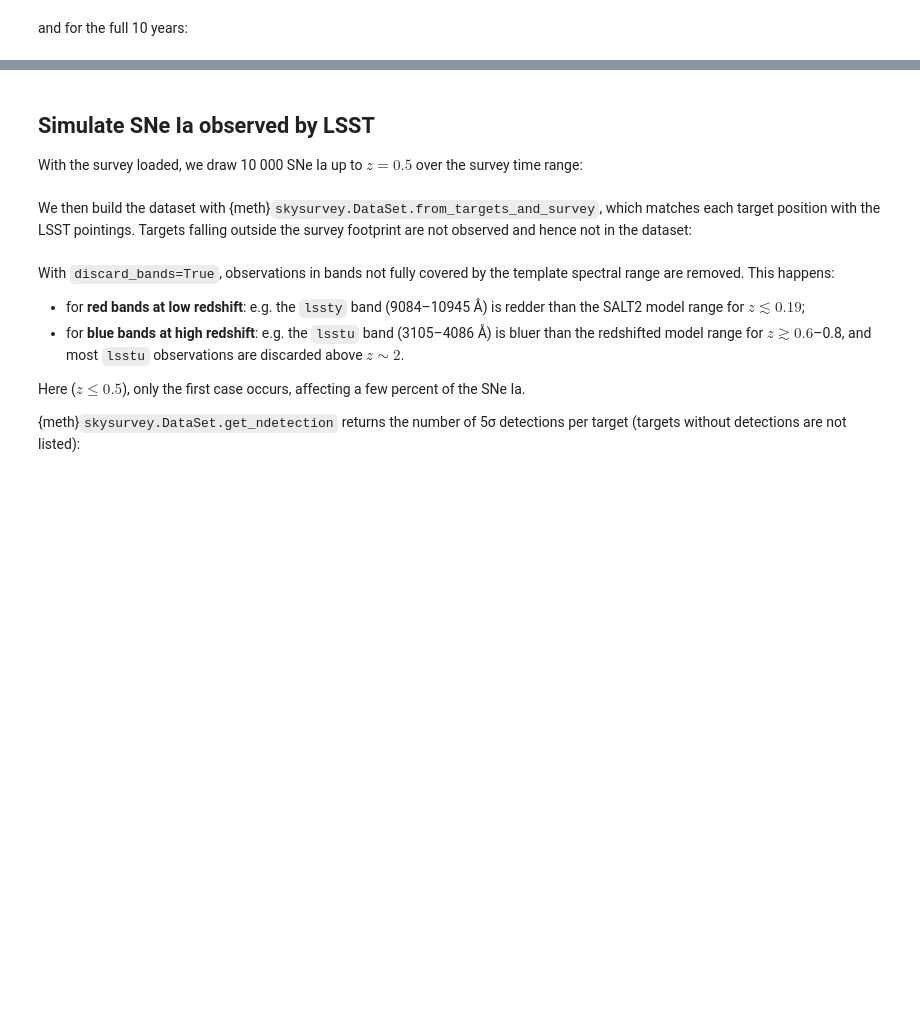
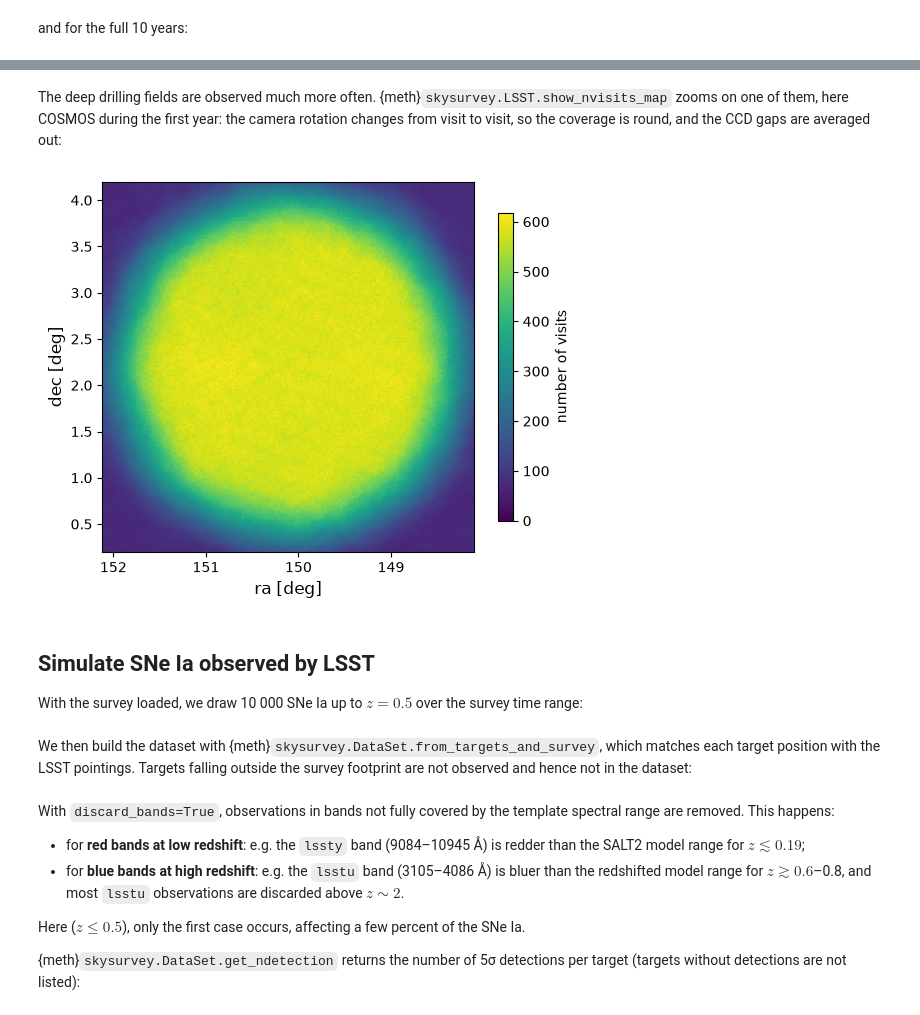
Before and after one commit to MickaelRigault/skysurvey, a Jupyter notebook: docs/howto/load_lsst.ipynb, the cells around one changed output, grey strips where cells are left out. Cells and saved outputs as stored; diff of their text form; code cells hidden in the pictures; blank space fills up the shorter version.

```diff
--- a/docs/howto/load_lsst.ipynb
+++ b/docs/howto/load_lsst.ipynb
@@ -123,3 +126,11 @@ lsst.show(vmin=0, vmax=coverage.quantile(0.95), cmap="coolwarm")
+# %% [markdown]
+The deep drilling fields are observed much more often. {meth}`skysurvey.LSST.show_nvisits_map` zooms on one of
+them, here COSMOS during the first year: the camera rotation changes from visit to visit, so the coverage is round,
+and the CCD gaps are averaged out:
+# %%
+fig = lsst_yr1.show_nvisits_map(150.1, 2.2, size=4)
+# %% [output]
+[figure, added]
 # %% [markdown]
 ## Simulate SNe Ia observed by LSST
 
```
Also changed, not shown: parts of 19 cells of this notebook, 13 other files.
